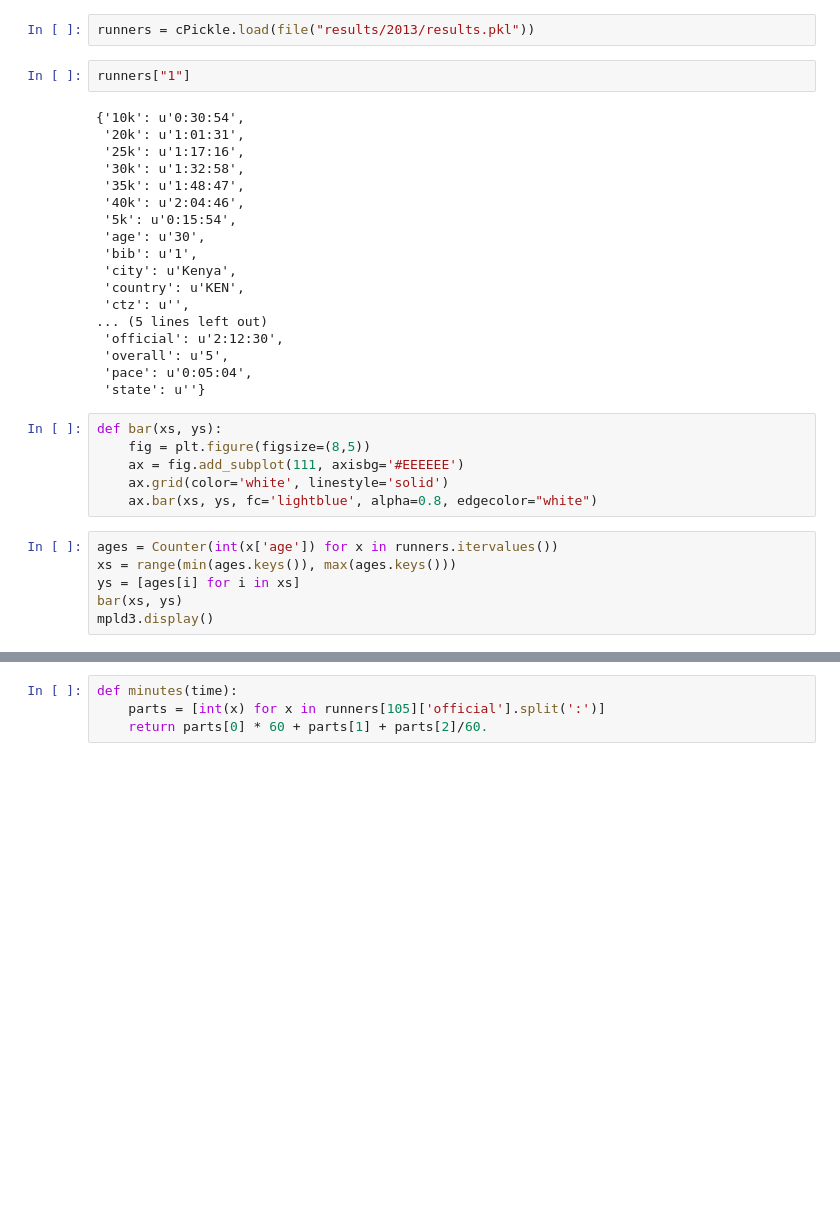
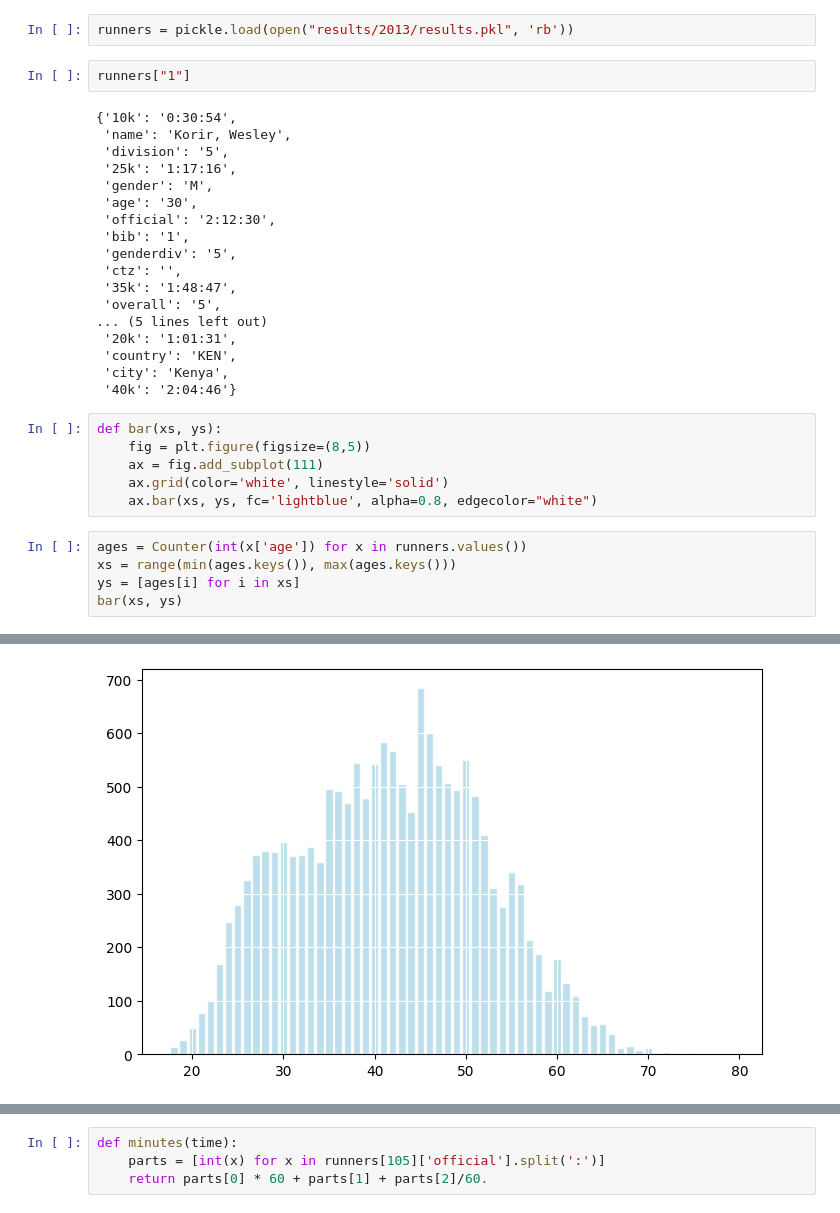
Before and after one commit to llimllib/bostonmarathon, a Jupyter notebook: analysis.ipynb, the cells around one changed output, grey strips where cells are left out. Drawn from its saved outputs; the diff is of its cells as text; blank space fills up the shorter version.

```diff
--- a/analysis.ipynb
+++ b/analysis.ipynb
@@ -14,36 +13,35 @@ pd.set_option('display.mpl_style', 'default') # Make the graphs a bit prettier
 plt.rcParams['figure.figsize'] = (15, 5)
 # %%
-runners = cPickle.load(file("results/2013/results.pkl"))
+runners = pickle.load(open("results/2013/results.pkl", 'rb'))
 # %%
 runners["1"]
 # %% [output]
-{'10k': u'0:30:54',
- '20k': u'1:01:31',
- '25k': u'1:17:16',
- '30k': u'1:32:58',
- '35k': u'1:48:47',
- '40k': u'2:04:46',
- '5k': u'0:15:54',
- 'age': u'30',
- 'bib': u'1',
- 'city': u'Kenya',
- 'country': u'KEN',
- 'ctz': u'',
+{'10k': '0:30:54',
+ 'name': 'Korir, Wesley',
+ 'division': '5',
+ '25k': '1:17:16',
+ 'gender': 'M',
+ 'age': '30',
+ 'official': '2:12:30',
+ 'bib': '1',
+ 'genderdiv': '5',
+ 'ctz': '',
+ '35k': '1:48:47',
+ 'overall': '5',
 ... (5 lines left out)
- 'official': u'2:12:30',
- 'overall': u'5',
- 'pace': u'0:05:04',
- 'state': u''}
+ '20k': '1:01:31',
+ 'country': 'KEN',
+ 'city': 'Kenya',
+ '40k': '2:04:46'}
 # %%
 def bar(xs, ys):
     fig = plt.figure(figsize=(8,5))
-    ax = fig.add_subplot(111, axisbg='#EEEEEE')
+    ax = fig.add_subplot(111)
     ax.grid(color='white', linestyle='solid')
     ax.bar(xs, ys, fc='lightblue', alpha=0.8, edgecolor="white")
 # %%
-ages = Counter(int(x['age']) for x in runners.itervalues())
+ages = Counter(int(x['age']) for x in runners.values())
 xs = range(min(ages.keys()), max(ages.keys()))
 ys = [ages[i] for i in xs]
 bar(xs, ys)
-mpld3.display()
 # %% [output]
@@ -51,2 +48,3 @@ mpld3.display()
+[figure, added]
 # %%
 from collections import Counter
```
Also changed, not shown: parts of 23 cells of this notebook, 4 other files.
